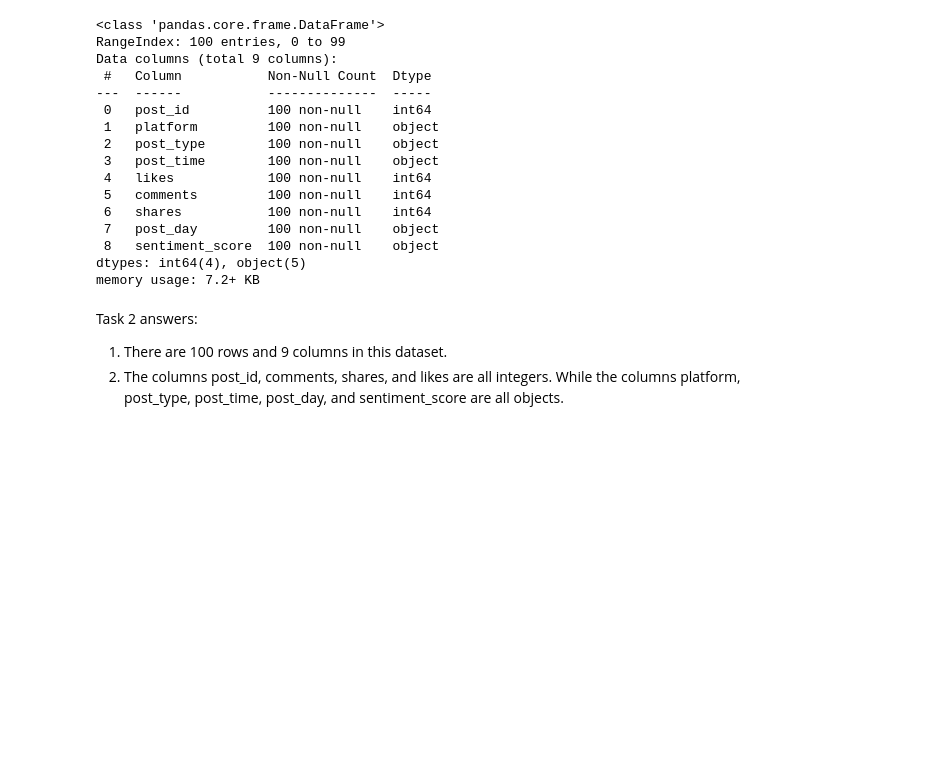
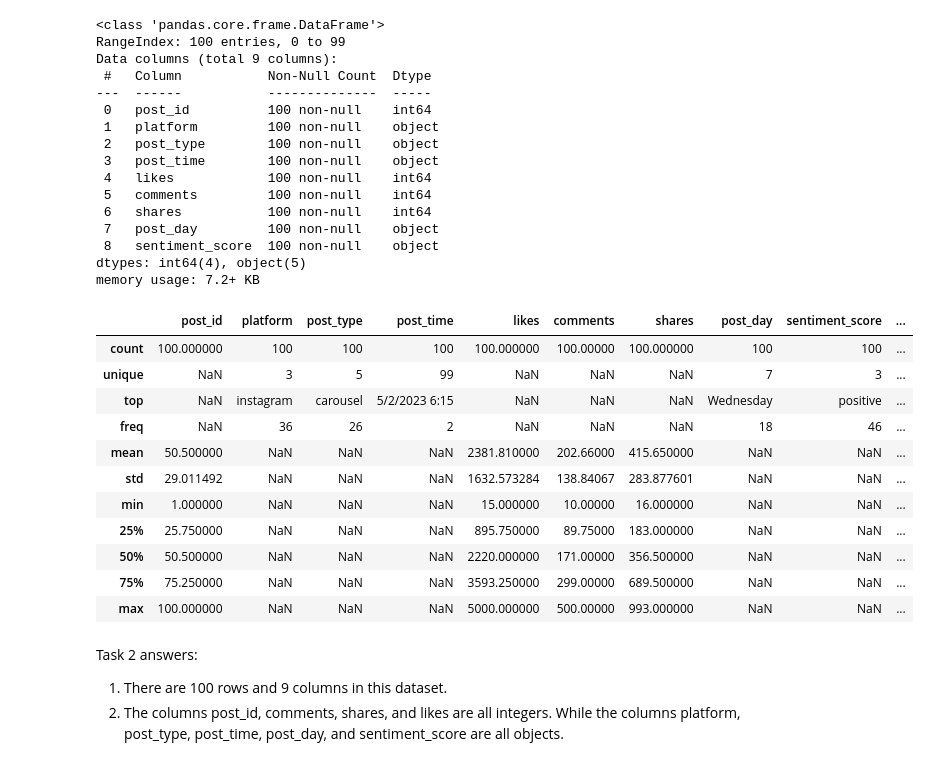
Before and after one commit to walji123/data-analysis-practical-assignment, a Jupyter notebook: Social_Media_Engagement_.ipynb, the cells around one changed output. Saved outputs shown, nothing was run; the diff lists cells and outputs as text; code cells hidden in the pictures; blank space fills up the shorter version.

```diff
--- a/Social_Media_Engagement_.ipynb
+++ b/Social_Media_Engagement_.ipynb
@@ -46,6 +72,21 @@ Data columns (total 9 columns):
  8   sentiment_score  100 non-null    object
 dtypes: int64(4), object(5)
 memory usage: 7.2+ KB
+# %%
+df.describe(include='all')
+# %% [output]
+|  | post_id | platform | post_type | post_time | likes | comments | shares | post_day | sentiment_score | ... |
+| count | 100.000000 | 100 | 100 | 100 | 100.000000 | 100.00000 | 100.000000 | 100 | 100 | ... |
+| unique | NaN | 3 | 5 | 99 | NaN | NaN | NaN | 7 | 3 | ... |
+| top | NaN | instagram | carousel | 5/2/2023 6:15 | NaN | NaN | NaN | Wednesday | positive | ... |
+| freq | NaN | 36 | 26 | 2 | NaN | NaN | NaN | 18 | 46 | ... |
+| mean | 50.500000 | NaN | NaN | NaN | 2381.810000 | 202.66000 | 415.650000 | NaN | NaN | ... |
+| std | 29.011492 | NaN | NaN | NaN | 1632.573284 | 138.84067 | 283.877601 | NaN | NaN | ... |
+| min | 1.000000 | NaN | NaN | NaN | 15.000000 | 10.00000 | 16.000000 | NaN | NaN | ... |
+| 25% | 25.750000 | NaN | NaN | NaN | 895.750000 | 89.75000 | 183.000000 | NaN | NaN | ... |
+| 50% | 50.500000 | NaN | NaN | NaN | 2220.000000 | 171.00000 | 356.500000 | NaN | NaN | ... |
+| 75% | 75.250000 | NaN | NaN | NaN | 3593.250000 | 299.00000 | 689.500000 | NaN | NaN | ... |
+| max | 100.000000 | NaN | NaN | NaN | 5000.000000 | 500.00000 | 993.000000 | NaN | NaN | ... |
 # %% [markdown]
 Task 2 answers:
 1. There are 100 rows and 9 columns in this dataset.
```
Also changed, not shown: parts of 19 cells of this notebook.
